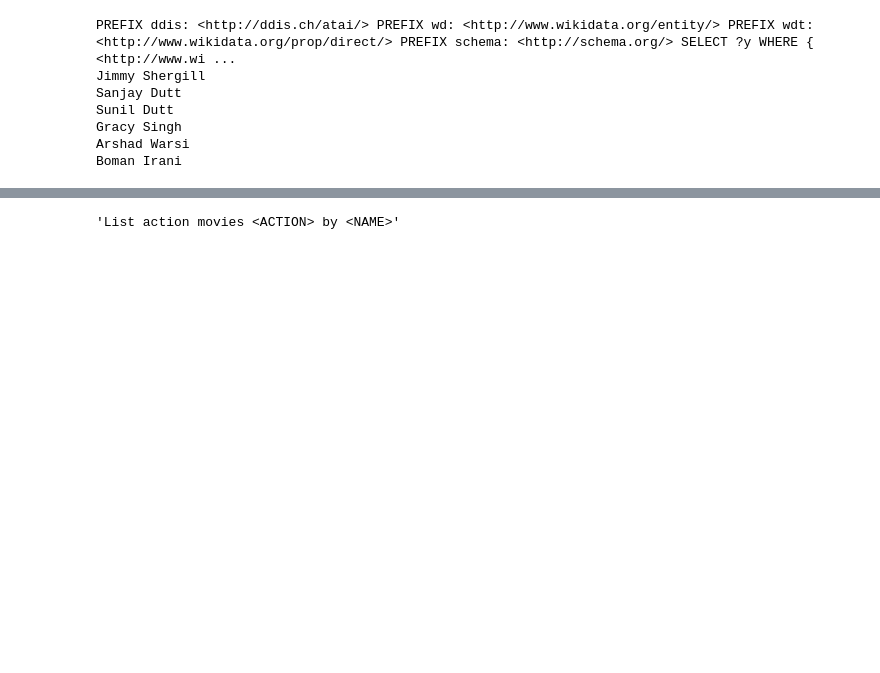
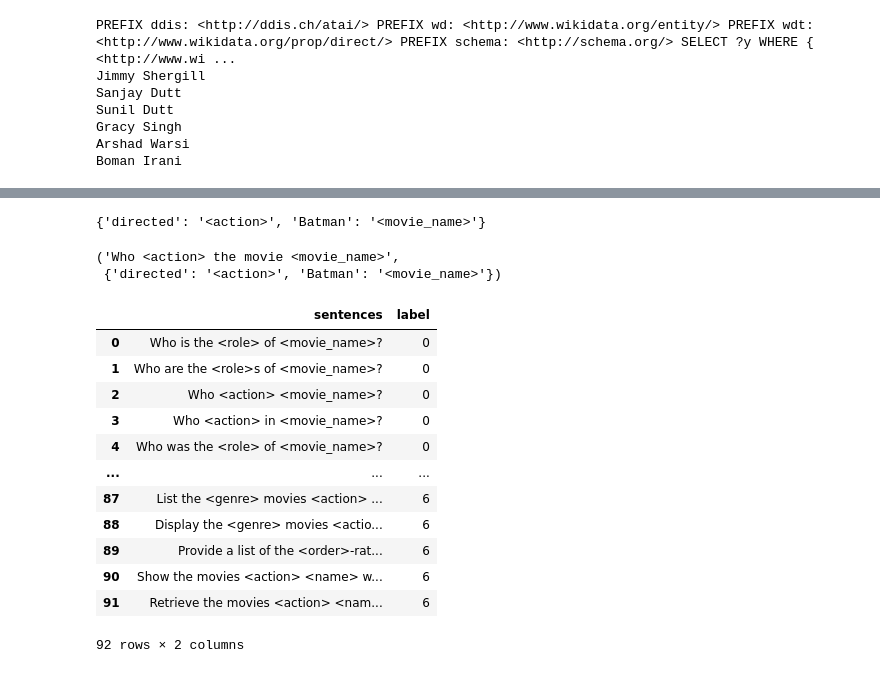
Before and after one commit to JorgeOrtizV/IntelligentConversationalAgent_ATAI, a Jupyter notebook: NER_test.ipynb, the cells around one changed output, grey strips where cells are left out. Drawn from its saved outputs; the diff is of its cells as text; code cells hidden in the pictures; blank space fills up the shorter version.

Commit message:
Spacy Text classifier and inference pipeline

```diff
--- a/NER_test.ipynb
+++ b/NER_test.ipynb
@@ -138,5 +138,5 @@ len(people_list)
 # %%
-movie_list = {str(uri):str(s) for uri,s in graph.query('''
+movie_list = {str(s):"<"+str(uri)+">" for uri,s in graph.query('''
 PREFIX ddis: <http://ddis.ch/atai/>
 PREFIX wd: <http://www.wikidata.org/entity/>
 PREFIX wdt: <http://www.wikidata.org/prop/direct/>
@@ -442,7 +484,8 @@ for name in peoples:
 
     genre = genres[i%len(genres)]
 
-    sentence = sentence_list_2[i%len(sentence_list_2)]
+    sentence = sentence_list_2[i%len(sent
+                                     ence_list_2)]
 
     if(i%2==0):
         AoW = "acted"
@@ -475,15 +517,0 @@ len(res_s2)
-# %%
-
-
-for sentence in sentence_list_5:
-    for i in range(2):
-        if(i%2==0):
-            HoL = "highest"
-            ToB = "top"
-        else:
-            HoL = "lowest"
-            ToB = "bottom"
-
-        sentence2 = sentence.replace("<highest/lowest>",HoL).replace("<top/bottom>",ToB)
-        ents = [(sentence3.find(HoL),sentence3.find(HoL) + len(HoL), "rating"),
-                (sentence3.find(ToB),sentence3.find(ToB)+len(ToB), "rating")]
@@ -694,4 +618,51 @@ List top IMDB movies of horror genre genre directed action by micheal bay name
-# %%
-preprocessed
-# %% [output]
-'List action movies <ACTION> by <NAME>'
+# %%
+res = ner_inference(text)
+res["text"],res["entities"]
+# %% [output]
+{'directed': '<action>', 'Batman': '<movie_name>'}
+('Who <action> the movie <movie_name>',
+ {'directed': '<action>', 'Batman': '<movie_name>'})
+# %%
+def replace_entity(sentence):
+    ent_dict = {
+        "<highest/lowest>":"<order>",
+        "<top/bottom>":"<order>",
+        "<best/worst>":"<order>",
+        "<directed/wrote>":"<action>",
+        "acted":"<action>",
+        "highly":"<order>",
+        "directed":"<action>",
+        "produced":"<action>",
+        "featuring":"<action>",
+        "written":"<action>",
+               }
+    for key,value in ent_dict.items():
+        sentence = sentence.replace(key,value)
+    return sentence
+
+sentence_lists = [sentence_list_1,sentence_list_2,sentence_list_3,sentence_list_4,sentence_list_5,sentence_list_6,sentence_list_7]
+
+NUM_CLASSES = len(sentence_lists)
+val_sentences = []
+train_sentences = []
+for i,sentence_list in enumerate(sentence_lists):
+    sentence_list = [(replace_entity(s),i) for s in sentence_list]
+    train_sentences+=sentence_list
+    val_sentences+=sentence_list[:10]
+
+train_df = pd.DataFrame(train_sentences,columns=["sentences","label"])
+train_df
+# %% [output]
+|  | sentences | label |
+| 0 | Who is the <role> of <movie_name>? | 0 |
+| 1 | Who are the <role>s of <movie_name>? | 0 |
+| 2 | Who <action> <movie_name>? | 0 |
+| 3 | Who <action> in <movie_name>? | 0 |
+| 4 | Who was the <role> of <movie_name>? | 0 |
+| ... | ... | ... |
+| 87 | List the <genre> movies <action> ... | 6 |
+| 88 | Display the <genre> movies <actio... | 6 |
+| 89 | Provide a list of the <order>-rat... | 6 |
+| 90 | Show the movies <action> <name> w... | 6 |
+| 91 | Retrieve the movies <action> <nam... | 6 |
+92 rows × 2 columns
```
Also changed, not shown: parts of 29 cells of this notebook.
